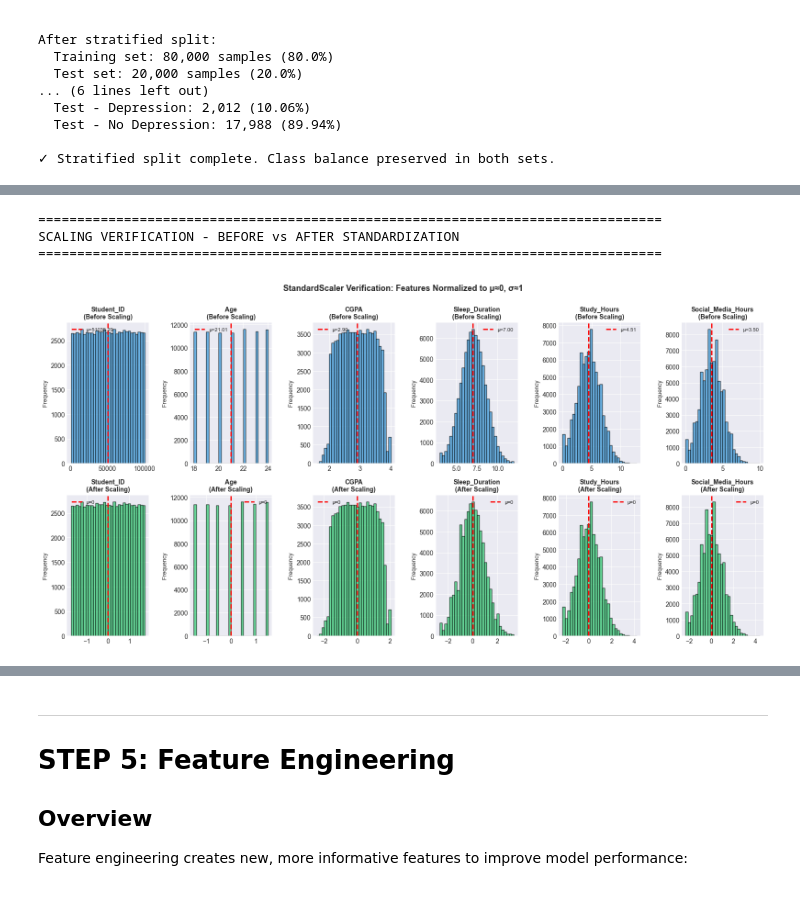
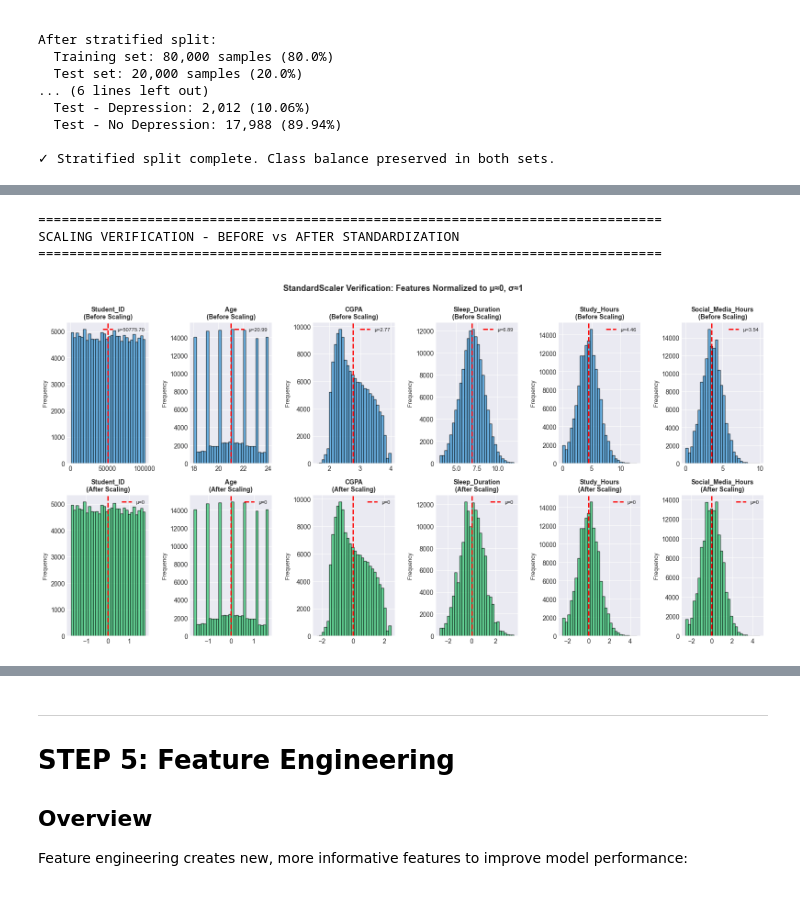
Before and after one commit to XyronTeam/ml-project, a Jupyter notebook: src/dataset_c/notebook_c.ipynb, the cells around one changed output, grey strips where cells are left out. Cells and saved outputs as stored; diff of their text form; code cells hidden in the pictures.

```diff
--- a/src/dataset_c/notebook_c.ipynb
+++ b/src/dataset_c/notebook_c.ipynb
@@ -845,9 +906,8 @@ print("CORRELATION MATRIX - FEATURE RELATIONSHIPS")
 print("=" * 80)
 
 # Encode categorical columns for correlation analysis
-# drop_first=True avoids dummy variable trap / multicollinearity in correlation analysis
 df_encoded = df_cleaned.copy()
-df_encoded = pd.get_dummies(df_encoded, drop_first=True)
+df_encoded = pd.get_dummies(df_encoded, drop_first=False)
 df_encoded = df_encoded.astype(float)
 
 # Create correlation matrix for numerical features
@@ -1068,9 +1137,8 @@ print(f"  Categorical features ({len(categorical_features)}): {categorical_featu
 print(f"  Numerical features ({len(numerical_features)}): {numerical_features}")
 
 # Create and fit encoder on training data only
-# drop_first=True avoids the dummy variable trap / multicollinearity
 print(f"\nFitting OneHotEncoder on TRAINING data...")
-encoder = OneHotEncoder(sparse_output=False, handle_unknown='ignore', drop='first')
+encoder = OneHotEncoder(sparse_output=False, handle_unknown='ignore')
 X_train_encoded = X_train.copy()
 X_test_encoded = X_test.copy()
 
@@ -1080,21 +1148,9 @@ X_test_cat_encoded = encoder.transform(X_test[categorical_features])
 
 print(f"✓ OneHotEncoder fitted on training data only (preventing data leakage)")
 
-# Build column names for encoded categoricals and combined feature matrix
-encoded_cat_names = encoder.get_feature_names_out(categorical_features).tolist()
-all_feature_names = numerical_features + encoded_cat_names
-
-# Combine encoded categorical features with numerical features, keeping as DataFrame
-X_train = pd.DataFrame(
-    np.hstack([X_train[numerical_features].values, X_train_cat_encoded]),
-    columns=all_feature_names,
-    index=X_train.index
-)
-X_test = pd.DataFrame(
-    np.hstack([X_test[numerical_features].values, X_test_cat_encoded]),
-    columns=all_feature_names,
-    index=X_test.index
-)
+# Combine encoded categorical features with numerical features
+X_train = np.hstack([X_train[numerical_features].values, X_train_cat_encoded])
+X_test = np.hstack([X_test[numerical_features].values, X_test_cat_encoded])
 
 print(f"\nAfter one-hot encoding:")
 print(f"  X_train shape: {X_train.shape} ({len(numerical_features)} numerical + {X_train_cat_encoded.shape[1]} encoded categorical)")
@@ -1140,24 +1366,27 @@ print("=" * 80)
 from sklearn.preprocessing import StandardScaler
 
 # CRITICAL: Fit scaler on TRAINING data only to prevent data leakage
-# all_feature_names was defined in STEP 4B after one-hot encoding
-print("\nFitting StandardScaler on TRAINING data (post-SMOTE)...")
+print("\nFitting StandardScaler on TRAINING data...")
 scaler = StandardScaler()
-X_train_scaled = scaler.fit_transform(X_train_balanced)  # Fit and transform on SMOTE-balanced training data
+X_train_scaled = scaler.fit_transform(X_train)  # Fit and transform on training data
 
 print("Applying fitted scaler to TEST data...")
 X_test_scaled = scaler.transform(X_test)  # Transform test data using training statistics ONLY
 
 print(f"\n✓ Data leakage prevention verified:")
-print(f"  - Scaler fitted on: Training set ({X_train_balanced.shape[0]:,} records, post-SMOTE)")
+print(f"  - Scaler fitted on: Training set ({X_train.shape[0]:,} records)")
 print(f"  - Scaler applied to test set using training statistics only")
 print(f"  - Test set was NOT used in scaler fitting")
 
 print(f"\nFinal dataset dimensions:")
 print(f"  X_train_scaled: {X_train_scaled.shape} (features after one-hot encoding)")
 print(f"  X_test_scaled: {X_test_scaled.shape}")
-print(f"  y_train_balanced: {y_train_balanced.shape}")
+print(f"  y_train: {y_train.shape}")
 print(f"  y_test: {y_test.shape}")
+
+# Build real column names from numerical + encoded categorical
+encoded_cat_names = encoder.get_feature_names_out(categorical_features).tolist()
+all_feature_names = numerical_features + encoded_cat_names
 
 # Display sample of scaled training data with real column names
 print(f"\nSample of scaled training data (first 5 rows, first 10 features):")
@@ -1177,34 +1424,34 @@ fig, axes = plt.subplots(2, n_features_to_show, figsize=(16, 8))
 for i in range(n_features_to_show):
     feature_name = all_feature_names[i]  # use real name instead of index
 
     # Before scaling (original training data)
-    axes[0, i].hist(X_train_balanced[:, i], bins=30, color='#3498db', alpha=0.7, edgecolor='black')
+    axes[0, i].hist(X_train[:, i], bins=30, color='#3498db', alpha=0.7, edgecolor='black')
     axes[0, i].set_title(f'{feature_name}\n(Before Scaling)', fontsize=10, fontweight='bold')
     axes[0, i].set_ylabel('Frequency', fontsize=9)
-    before_mean = X_train_balanced[:, i].mean()
+    before_mean = X_train[:, i].mean()
     axes[0, i].axvline(before_mean, color='red', linestyle='--', linewidth=2, label=f'μ={before_mean:.2f}')
     axes[0, i].legend(fontsize=8)
 
     # After scaling
     axes[1, i].hist(X_train_scaled[:, i], bins=30, color='#2ecc71', alpha=0.7, edgecolor='black')
     axes[1, i].set_title(f'{feature_name}\n(After Scaling)', fontsize=10, fontweight='bold')
     axes[1, i].set_ylabel('Frequency', fontsize=9)
     axes[1, i].axvline(0, color='red', linestyle='--', linewidth=2, label='μ≈0')
     axes[1, i].legend(fontsize=8)
 
 plt.suptitle('StandardScaler Verification: Features Normalized to μ≈0, σ≈1', fontsize=13, fontweight='bold', y=1.00)
 plt.tight_layout()
 plt.savefig('step4_scaling_comparison.png', dpi=150, bbox_inches='tight')
 plt.show()
 
 # Verify scaling statistics
 print(f"\nScaled training data statistics:")
 print(f"  Mean (should be ≈0): {X_train_scaled.mean():.6f}")
 print(f"  Std Dev (should be ≈1): {X_train_scaled.std():.6f}")
 print(f"✓ Features successfully normalized using StandardScaler")
 # %% [output]
 ================================================================================
 SCALING VERIFICATION - BEFORE vs AFTER STANDARDIZATION
 ================================================================================
-[figure, old version]
+[figure, new version]
 Scaled training data statistics:
```
Also changed, not shown: parts of 35 cells of this notebook.
